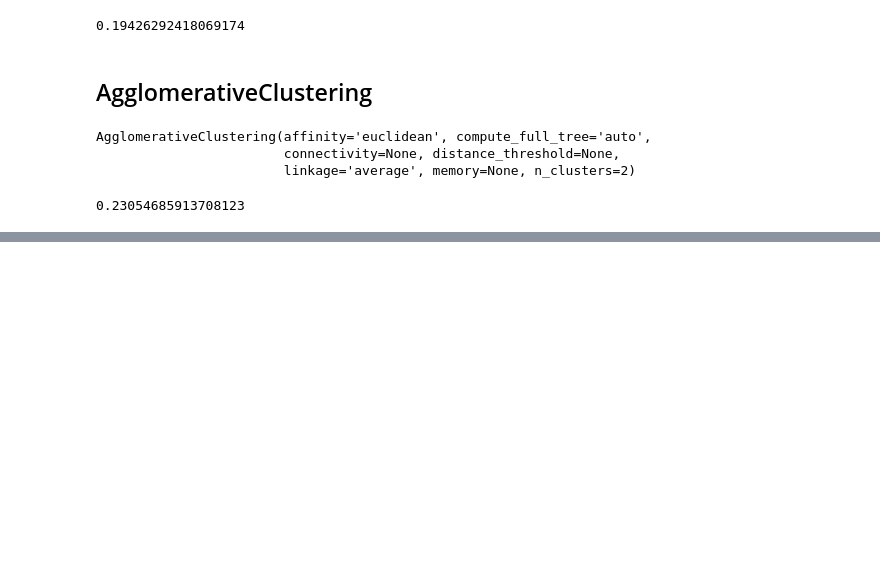
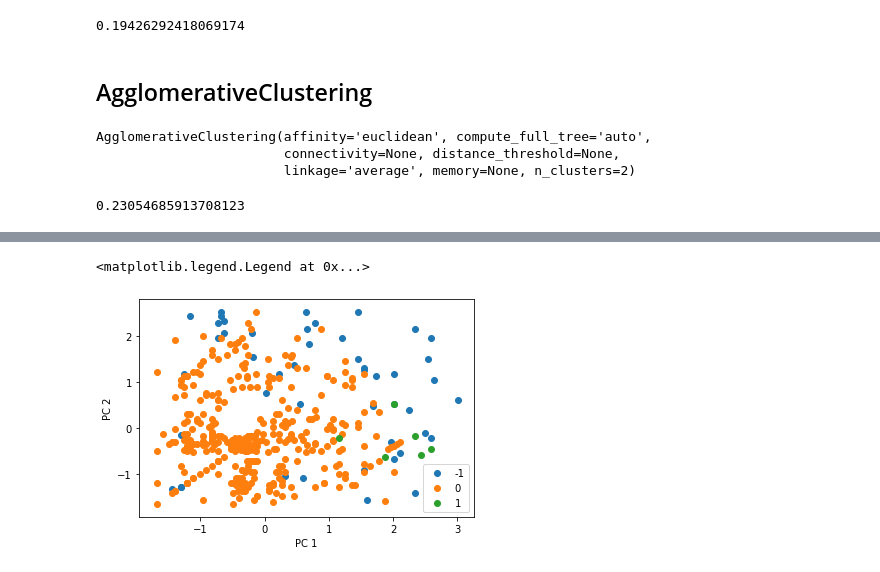
Before and after one commit to 9231058/ML-Homework, a Jupyter notebook: FP/Problems/Clustering/Clustering.ipynb, the cells around one changed output, grey strips where cells are left out. Drawn from its saved outputs; the diff is of its cells as text; code cells hidden in the pictures; blank space fills up the shorter version.

```diff
--- a/FP/Problems/Clustering/Clustering.ipynb
+++ b/FP/Problems/Clustering/Clustering.ipynb
@@ -120,0 +147,5 @@ silhouette_score(X, cls.labels_)
+# %%
+from sklearn.cluster import DBSCAN
+
+cls = DBSCAN(eps=1.2)
+cls.fit(X_pca)
@@ -120,0 +175,11 @@ silhouette_score(X, cls.labels_)
+# %%
+fig, ax = plt.subplots()
+
+for cl in np.unique(cls.labels_):
+    ax.scatter(X_pca[cls.labels_ == cl, 0], X_pca[cls.labels_ == cl, 1], label=cl)
+ax.set_xlabel('PC 1')
+ax.set_ylabel('PC 2')
+ax.legend()
+# %% [output]
+<matplotlib.legend.Legend at 0x...>
+[figure, added]
```
Also changed, not shown: parts of 7 cells of this notebook.
